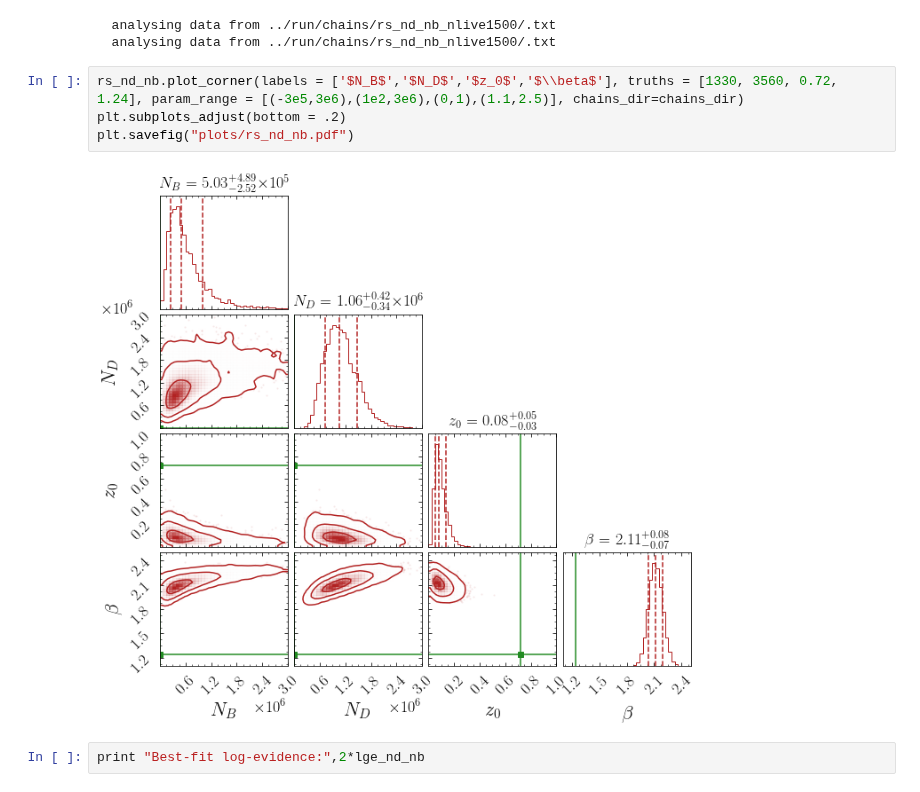
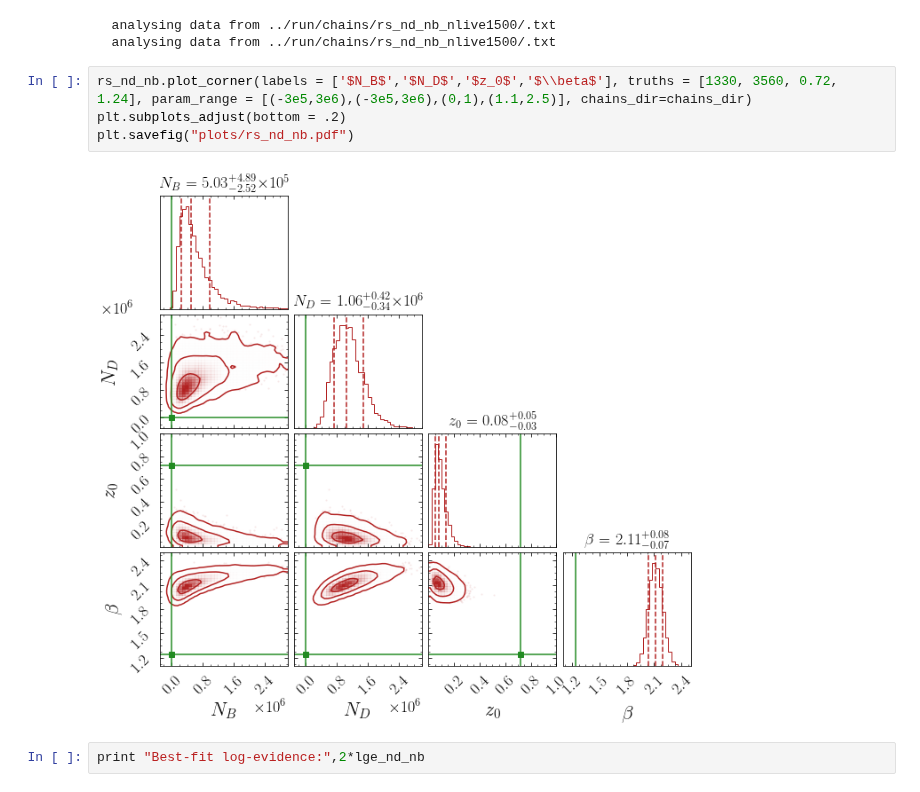
Before and after one commit to bsafdi/GCE-2FIG, a Jupyter notebook: notebooks/4_Full_Scans.ipynb, the cells around one changed output. Drawn from its saved outputs; the diff is of its cells as text.

Commit message:
Updated plots

```diff
--- a/notebooks/4_Full_Scans.ipynb
+++ b/notebooks/4_Full_Scans.ipynb
@@ -83,11 +83,11 @@ lge_nd_nb_global = np.array(rs_nd_nb.get_global_lge(chains_dir=chains_dir))
   analysing data from ../run/chains/rs_nd_nb_nlive1500/.txt
   analysing data from ../run/chains/rs_nd_nb_nlive1500/.txt
 # %%
-rs_nd_nb.plot_corner(labels = ['$N_B$','$N_D$','$z_0$','$\\beta$'], truths = [1330, 3560, 0.72, 1.24], param_range = [(-3e5,3e6),(1e2,3e6),(0,1),(1.1,2.5)], chains_dir=chains_dir)
+rs_nd_nb.plot_corner(labels = ['$N_B$','$N_D$','$z_0$','$\\beta$'], truths = [1330, 3560, 0.72, 1.24], param_range = [(-3e5,3e6),(-3e5,3e6),(0,1),(1.1,2.5)], chains_dir=chains_dir)
 plt.subplots_adjust(bottom = .2)
 plt.savefig("plots/rs_nd_nb.pdf")
 # %% [output]
-[figure, old version]
+[figure, new version]
 # %%
 print "Best-fit log-evidence:",2*lge_nd_nb
 # %% [output]
```
Also changed, not shown: parts of 5 cells of this notebook, 29 other files.
